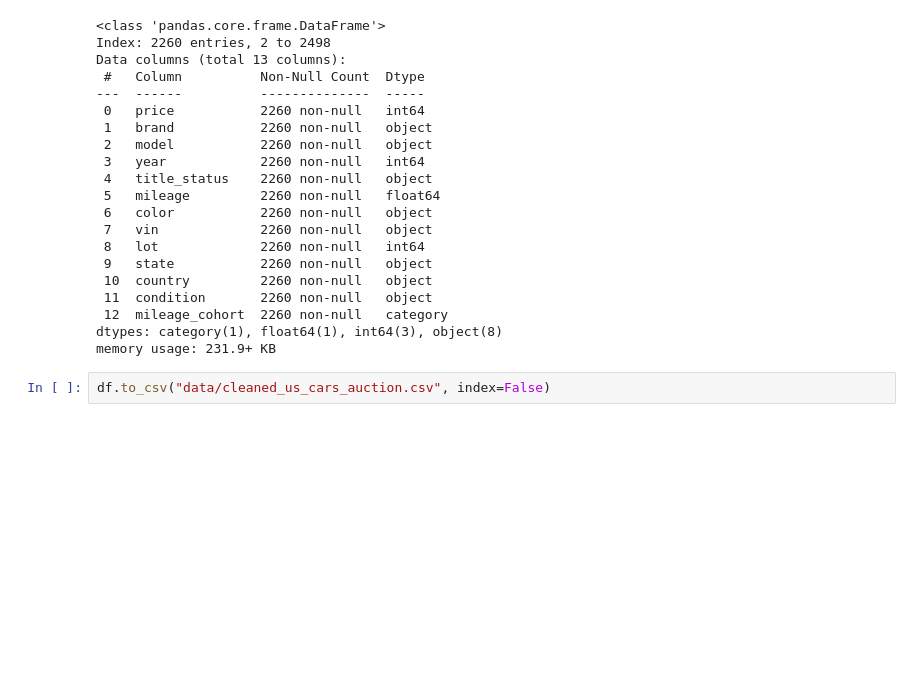
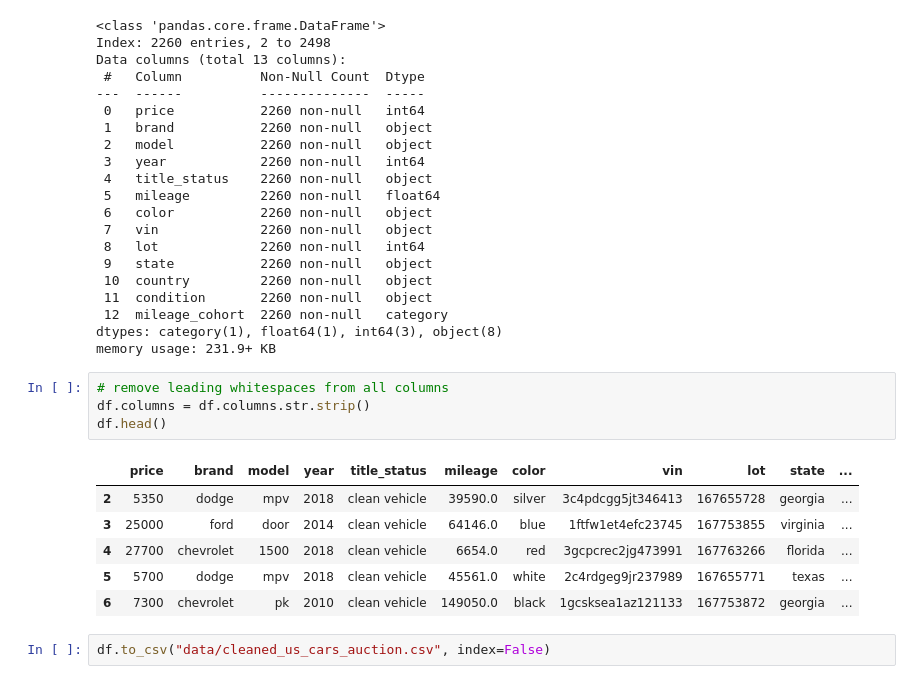
Before and after one commit to nguyendylan164-droid/dealership-inventory-strategy, a Jupyter notebook: data_cleaning.ipynb, the cells around one changed output. Cells and saved outputs as stored; diff of their text form; blank space fills up the shorter version.

```diff
--- a/data_cleaning.ipynb
+++ b/data_cleaning.ipynb
@@ -218,5 +218,16 @@ Data columns (total 13 columns):
  12  mileage_cohort  2260 non-null   category
 dtypes: category(1), float64(1), int64(3), object(8)
 memory usage: 231.9+ KB
+# %%
+# remove leading whitespaces from all columns
+df.columns = df.columns.str.strip()
+df.head()
+# %% [output]
+|  | price | brand | model | year | title_status | mileage | color | vin | lot | state | ... |
+| 2 | 5350 | dodge | mpv | 2018 | clean vehicle | 39590.0 | silver | 3c4pdcgg5jt346413 | 167655728 | georgia | ... |
+| 3 | 25000 | ford | door | 2014 | clean vehicle | 64146.0 | blue | 1ftfw1et4efc23745 | 167753855 | virginia | ... |
+| 4 | 27700 | chevrolet | 1500 | 2018 | clean vehicle | 6654.0 | red | 3gcpcrec2jg473991 | 167763266 | florida | ... |
+| 5 | 5700 | dodge | mpv | 2018 | clean vehicle | 45561.0 | white | 2c4rdgeg9jr237989 | 167655771 | texas | ... |
+| 6 | 7300 | chevrolet | pk | 2010 | clean vehicle | 149050.0 | black | 1gcsksea1az121133 | 167753872 | georgia | ... |
 # %%
 df.to_csv("data/cleaned_us_cars_auction.csv", index=False)
```
Also changed, not shown: 6 other files.
